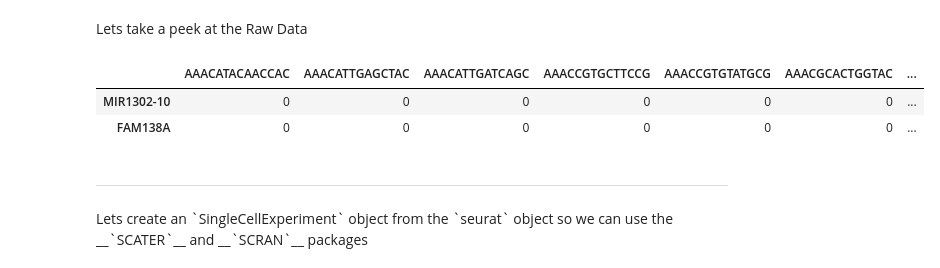
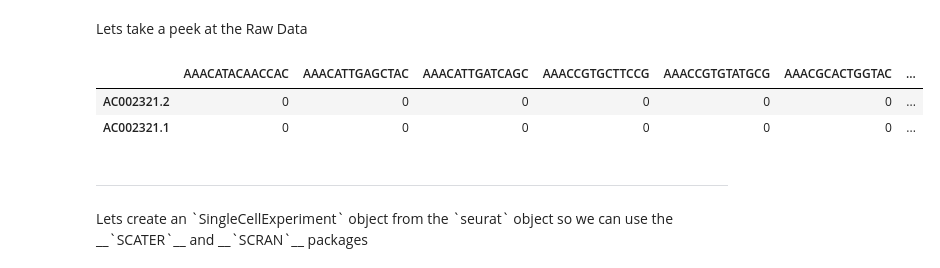
Before and after one commit to compbiocore/single-cell-workshop, a Jupyter notebook: scRNA_workshop_PART_1_QC.ipynb, the cells around one changed output. Cells and saved outputs as stored; diff of their text form; code cells hidden in the pictures.

```diff
--- a/scRNA_workshop_PART_1_QC.ipynb
+++ b/scRNA_workshop_PART_1_QC.ipynb
@@ -27,5 +28,5 @@ This workshop is based on the __[Seurat-Guided Clustering Tutorial](http://satij
 
 First, we read in the data using a __`Seurat`__ function
 # %%
-pbmc.data <- Read10X(data.dir = "/home/ubuntu/workshop_materials/scrna_workshop_data/filtered_gene_bc_matrices/hg19/")
+pbmc.data <- Read10X(data.dir = "~/scrna_workshop/scrna_workshop_data/filtered_gene_bc_matrices/hg19/")
 # %% [markdown]
@@ -73,11 +96,11 @@ head(gene_map, n=2)
 # %% [markdown]
 Lets take a peek at the Raw Data
 # %%
-as.matrix(head(pbmc@raw.data, n=2))
+as.matrix(tail(pbmc@raw.data, n=2))
 # %% [output]
 |  | AAACATACAACCAC | AAACATTGAGCTAC | AAACATTGATCAGC | AAACCGTGCTTCCG | AAACCGTGTATGCG | AAACGCACTGGTAC | ... |
-| MIR1302-10 | 0 | 0 | 0 | 0 | 0 | 0 | ... |
-| FAM138A | 0 | 0 | 0 | 0 | 0 | 0 | ... |
+| AC002321.2 | 0 | 0 | 0 | 0 | 0 | 0 | ... |
+| AC002321.1 | 0 | 0 | 0 | 0 | 0 | 0 | ... |
 # %% [markdown]
 <hr class="style0">
 Lets create an `SingleCellExperiment` object from the `seurat` object so we can use the __`SCATER`__ and __`SCRAN`__ packages
```
Also changed, not shown: parts of 27 cells of this notebook, 6 other files.
